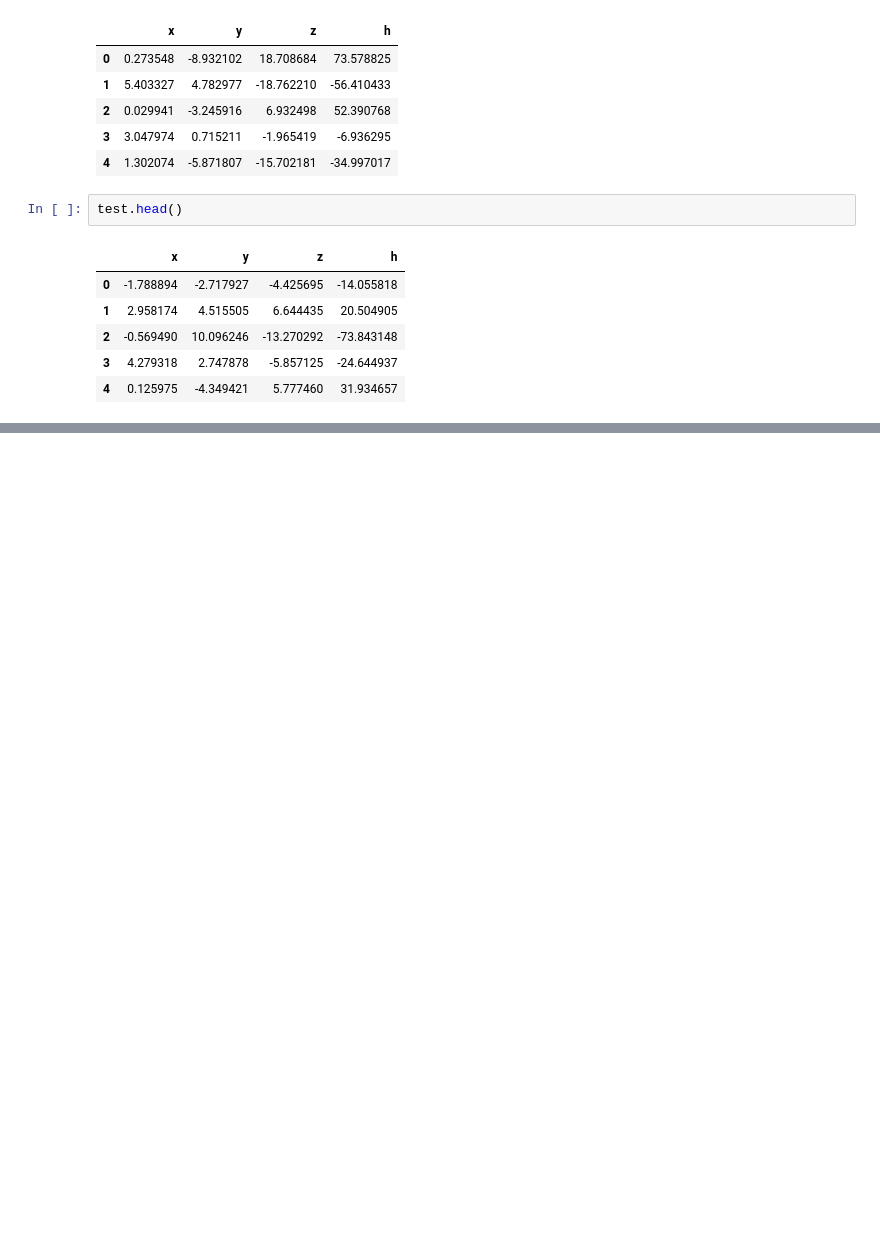
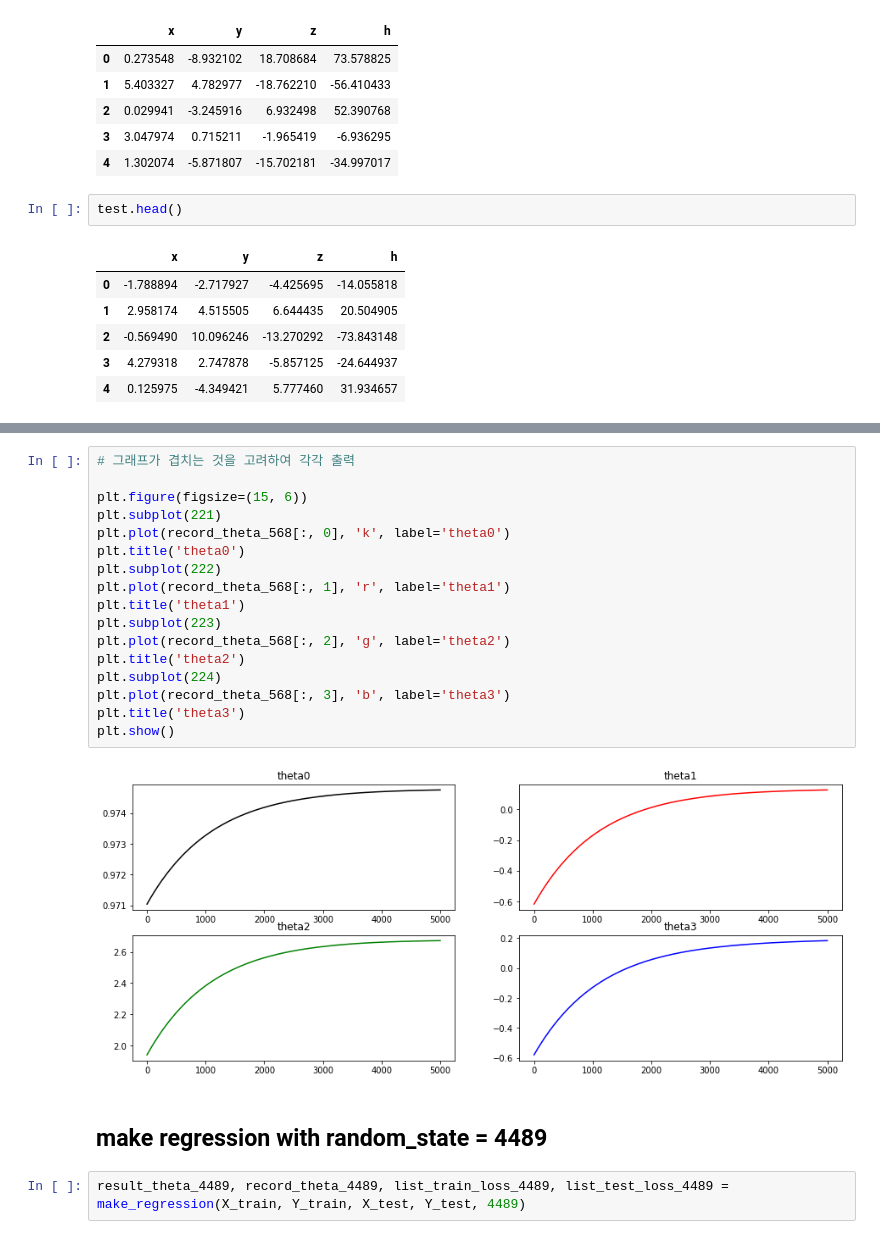
Before and after one commit to BaeHyungjun/2020-1-MachineLearning, a Jupyter notebook: 20152410_배형준_머신러닝_과제4.ipynb, the cells around one changed output, grey strips where cells are left out. Saved outputs shown, nothing was run; the diff lists cells and outputs as text; blank space fills up the shorter version.

```diff
--- a/20152410_배형준_머신러닝_과제4.ipynb
+++ b/20152410_배형준_머신러닝_과제4.ipynb
@@ -143,0 +166,23 @@ plt.show()
+# %%
+# 그래프가 겹치는 것을 고려하여 각각 출력
+
+plt.figure(figsize=(15, 6))
+plt.subplot(221)
+plt.plot(record_theta_568[:, 0], 'k', label='theta0')
+plt.title('theta0')
+plt.subplot(222)
+plt.plot(record_theta_568[:, 1], 'r', label='theta1')
+plt.title('theta1')
+plt.subplot(223)
+plt.plot(record_theta_568[:, 2], 'g', label='theta2')
+plt.title('theta2')
+plt.subplot(224)
+plt.plot(record_theta_568[:, 3], 'b', label='theta3')
+plt.title('theta3')
+plt.show()
+# %% [output]
+[figure, added]
+# %% [markdown]
+## make regression with random_state = 4489
+# %%
+result_theta_4489, record_theta_4489, list_train_loss_4489, list_test_loss_4489 = make_regression(X_train, Y_train, X_test, Y_test, 4489)
```
Also changed, not shown: parts of 18 cells of this notebook.
